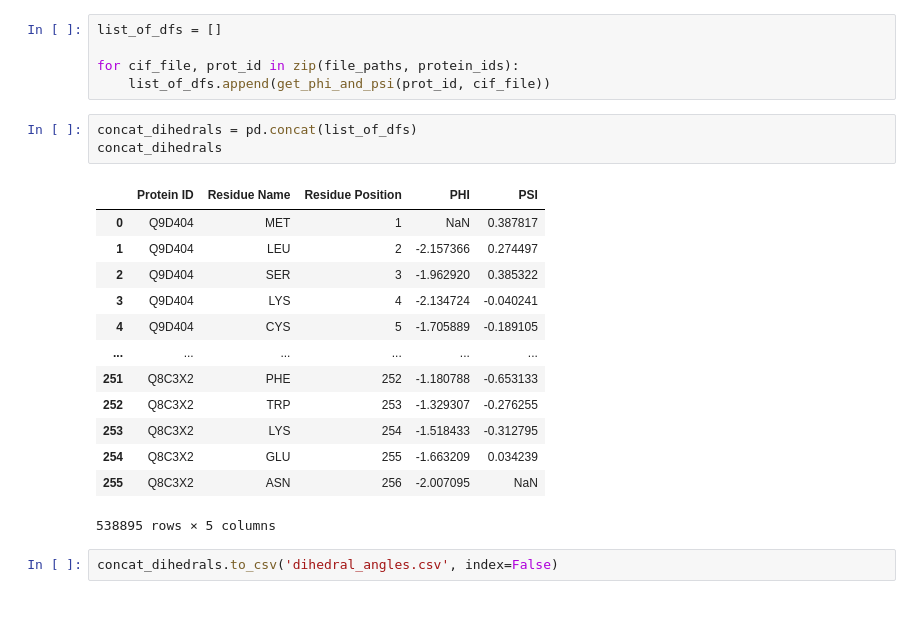
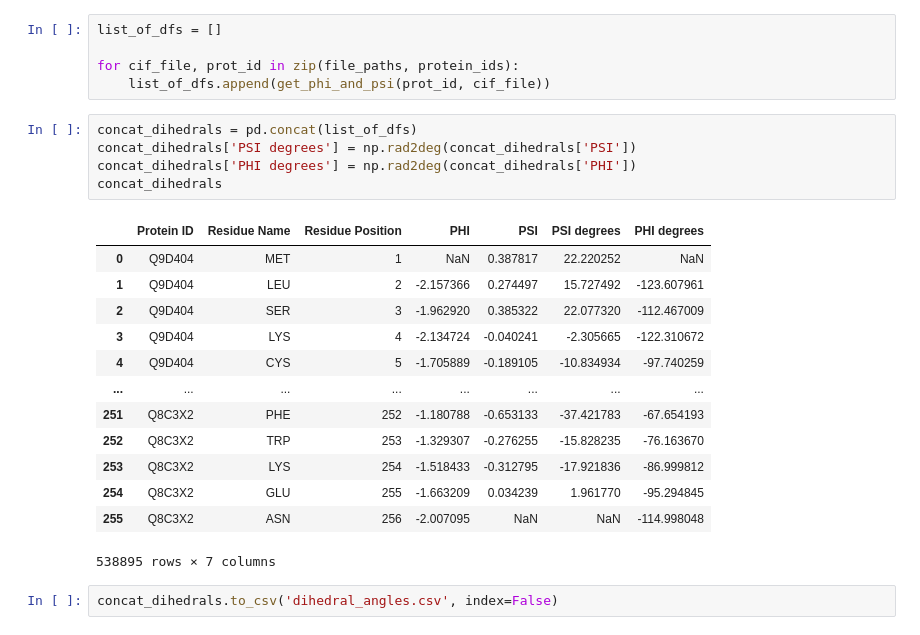
Before and after one commit to ritster/MetML, a Jupyter notebook: Ramachandran Analysis/extraction_of_dihedral_angles.ipynb, the cells around one changed output. Drawn from its saved outputs; the diff is of its cells as text.

```diff
--- a/Ramachandran Analysis/extraction_of_dihedral_angles.ipynb
+++ b/Ramachandran Analysis/extraction_of_dihedral_angles.ipynb
@@ -92,23 +93,25 @@ list_of_dfs = []
 
 for cif_file, prot_id in zip(file_paths, protein_ids):
     list_of_dfs.append(get_phi_and_psi(prot_id, cif_file))
-# %%
-concat_dihedrals = pd.concat(list_of_dfs)
-concat_dihedrals
-# %% [output]
-|  | Protein ID | Residue Name | Residue Position | PHI | PSI |
-| 0 | Q9D404 | MET | 1 | NaN | 0.387817 |
-| 1 | Q9D404 | LEU | 2 | -2.157366 | 0.274497 |
-| 2 | Q9D404 | SER | 3 | -1.962920 | 0.385322 |
-| 3 | Q9D404 | LYS | 4 | -2.134724 | -0.040241 |
-| 4 | Q9D404 | CYS | 5 | -1.705889 | -0.189105 |
-| ... | ... | ... | ... | ... | ... |
-| 251 | Q8C3X2 | PHE | 252 | -1.180788 | -0.653133 |
-| 252 | Q8C3X2 | TRP | 253 | -1.329307 | -0.276255 |
-| 253 | Q8C3X2 | LYS | 254 | -1.518433 | -0.312795 |
-| 254 | Q8C3X2 | GLU | 255 | -1.663209 | 0.034239 |
-| 255 | Q8C3X2 | ASN | 256 | -2.007095 | NaN |
-538895 rows × 5 columns
+# %%
+concat_dihedrals = pd.concat(list_of_dfs)
+concat_dihedrals['PSI degrees'] = np.rad2deg(concat_dihedrals['PSI'])
+concat_dihedrals['PHI degrees'] = np.rad2deg(concat_dihedrals['PHI'])
+concat_dihedrals
+# %% [output]
+|  | Protein ID | Residue Name | Residue Position | PHI | PSI | PSI degrees | PHI degrees |
+| 0 | Q9D404 | MET | 1 | NaN | 0.387817 | 22.220252 | NaN |
+| 1 | Q9D404 | LEU | 2 | -2.157366 | 0.274497 | 15.727492 | -123.607961 |
+| 2 | Q9D404 | SER | 3 | -1.962920 | 0.385322 | 22.077320 | -112.467009 |
+| 3 | Q9D404 | LYS | 4 | -2.134724 | -0.040241 | -2.305665 | -122.310672 |
+| 4 | Q9D404 | CYS | 5 | -1.705889 | -0.189105 | -10.834934 | -97.740259 |
+| ... | ... | ... | ... | ... | ... | ... | ... |
+| 251 | Q8C3X2 | PHE | 252 | -1.180788 | -0.653133 | -37.421783 | -67.654193 |
+| 252 | Q8C3X2 | TRP | 253 | -1.329307 | -0.276255 | -15.828235 | -76.163670 |
+| 253 | Q8C3X2 | LYS | 254 | -1.518433 | -0.312795 | -17.921836 | -86.999812 |
+| 254 | Q8C3X2 | GLU | 255 | -1.663209 | 0.034239 | 1.961770 | -95.294845 |
+| 255 | Q8C3X2 | ASN | 256 | -2.007095 | NaN | NaN | -114.998048 |
+538895 rows × 7 columns
 # %%
 concat_dihedrals.to_csv('dihedral_angles.csv', index=False)
 # %% [markdown]
```
Also changed, not shown: parts of 18 cells of this notebook, 4 other files.
